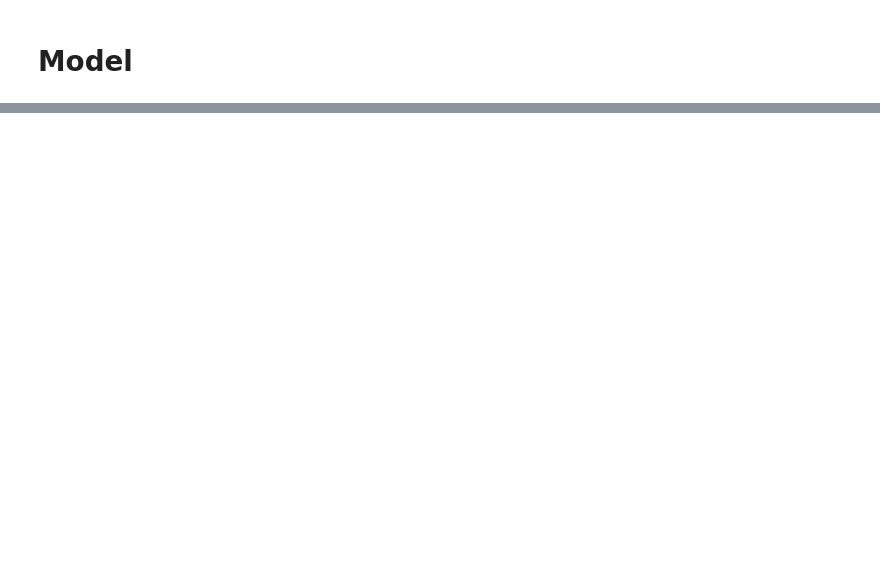
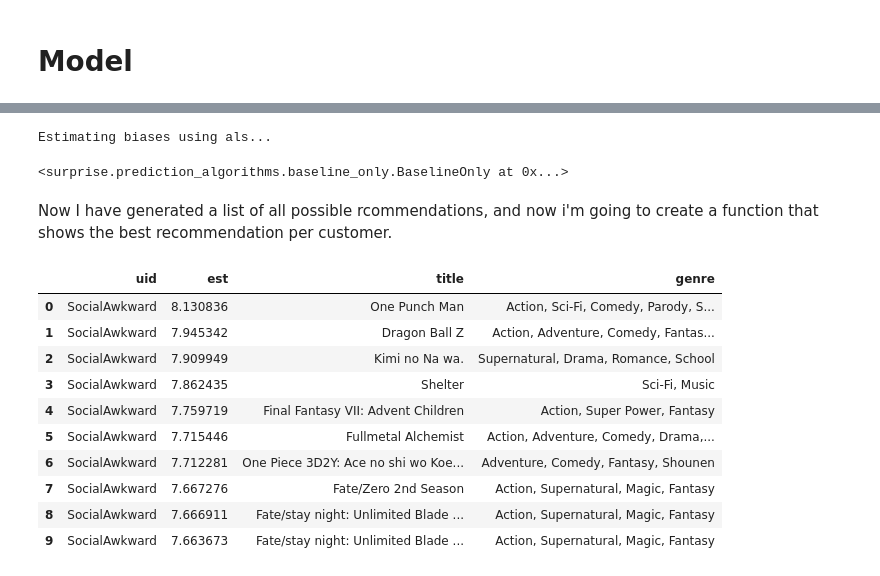
Before and after one commit to synewaz/Capstone_3_Anime_Recommender, a Jupyter notebook: Model.ipynb, the cells around one changed output, grey strips where cells are left out. Cells and saved outputs as stored; diff of their text form; code cells hidden in the pictures; blank space fills up the shorter version.

```diff
--- a/Model.ipynb
+++ b/Model.ipynb
@@ -140,0 +116,3 @@ The initial dataframe has 80075851 registers and the sampled one has 642051 rows
+# %%
+score_df_cold_start = pd.merge(score_df, user_rate_10, left_on = 'username', right_on = 'username', how = 'inner')
+score_df_cold_start = pd.merge(score_df_cold_start, anime_rate_10, left_on = 'anime_id', right_on = 'anime_id', how = 'inner')
@@ -141,12 +126,8 @@ The initial dataframe has 80075851 registers and the sampled one has 642051 rows
 # %% [markdown]
 # Training and PreProcessing
 # %%
+random_state = 42
 reader = sp.Reader(rating_scale=(0, 10))
-data = sp.Dataset.load_from_df(sample_df[['username', 'anime_id', 'my_score']], reader)
+data = sp.Dataset.load_from_df(score_df_cold_start[['username', 'anime_id', 'my_score']], reader)
 trainset, testset = sp.model_selection.train_test_split(data, test_size=.25, random_state = random_state)
 analysis = defaultdict(list)
-# %%
-'''reader = sp.Reader(rating_scale=(0, 10))
-data = sp.Dataset.load_from_df(sample_df[['username', 'anime_id', 'my_score']], reader)
-trainset, testset = sp.model_selection.train_test_split(data, test_size=.25, random_state=random_state)
-analysis = pd.DataFrame()'''
@@ -294,0 +277,7 @@ Estimating biases using als...
+# %%
+trainset = data.build_full_trainset()
+algo = sp.BaselineOnly()
+algo.fit(trainset)
+# %% [output]
+Estimating biases using als...
+<surprise.prediction_algorithms.baseline_only.BaselineOnly at 0x...>
@@ -294,0 +290,21 @@ Estimating biases using als...
+# %% [markdown]
+Now I have generated a list of all possible rcommendations, and now i'm going to create a function that shows the best recommendation per customer.
+# %%
+def item_values(df, uid, n=10):
+    df = df[df['uid'] == uid].nlargest(n, 'est')[['uid', 'iid', 'est']]
+    df = pd.merge(df, anime_df, left_on = 'iid', right_on = 'anime_id', how = 'left')
+    return df[['uid', 'est', 'title', 'genre']]
+# %%
+item_values(last_predictions, 'SocialAwkward')
+# %% [output]
+|  | uid | est | title | genre |
+| 0 | SocialAwkward | 8.130836 | One Punch Man | Action, Sci-Fi, Comedy, Parody, S... |
+| 1 | SocialAwkward | 7.945342 | Dragon Ball Z | Action, Adventure, Comedy, Fantas... |
+| 2 | SocialAwkward | 7.909949 | Kimi no Na wa. | Supernatural, Drama, Romance, School |
+| 3 | SocialAwkward | 7.862435 | Shelter | Sci-Fi, Music |
+| 4 | SocialAwkward | 7.759719 | Final Fantasy VII: Advent Children | Action, Super Power, Fantasy |
+| 5 | SocialAwkward | 7.715446 | Fullmetal Alchemist | Action, Adventure, Comedy, Drama,... |
+| 6 | SocialAwkward | 7.712281 | One Piece 3D2Y: Ace no shi wo Koe... | Adventure, Comedy, Fantasy, Shounen |
+| 7 | SocialAwkward | 7.667276 | Fate/Zero 2nd Season | Action, Supernatural, Magic, Fantasy |
+| 8 | SocialAwkward | 7.666911 | Fate/stay night: Unlimited Blade ... | Action, Supernatural, Magic, Fantasy |
+| 9 | SocialAwkward | 7.663673 | Fate/stay night: Unlimited Blade ... | Action, Supernatural, Magic, Fantasy |
```
Also changed, not shown: parts of 43 cells of this notebook.
